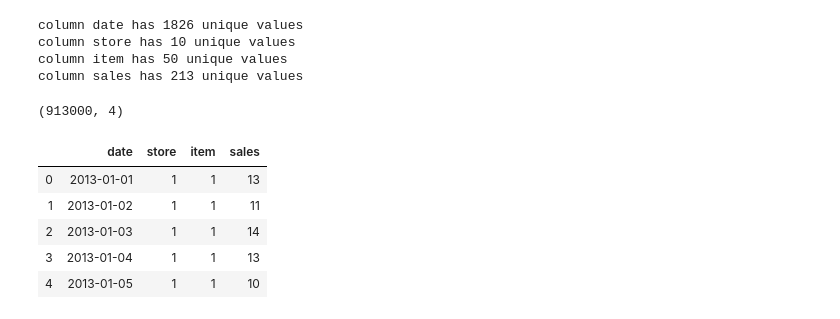
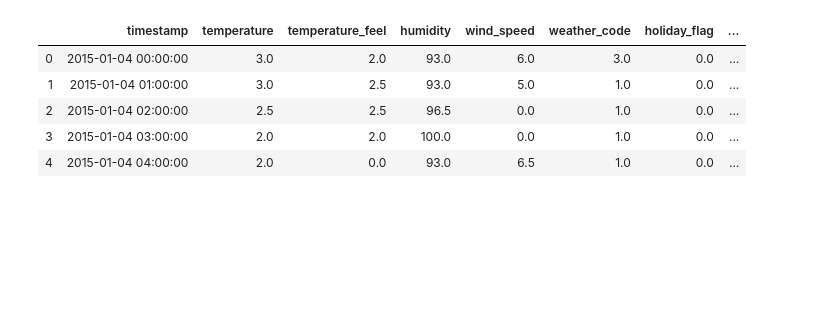
Before and after one commit to gitjoethomas/tfl_time_series_forecasting, a Jupyter notebook: modeler.ipynb, the cells around one changed output. Saved outputs shown, nothing was run; the diff lists cells and outputs as text; code cells hidden in the pictures; blank space fills up the shorter version.

```diff
--- a/modeler.ipynb
+++ b/modeler.ipynb
@@ -10,12 +12,0 @@ df = pd.read_csv('train.csv', parse_dates = ['date'])
-# %%
-for column in df.columns:
-    print(f"column {column} has {df[column].nunique()} unique values")
-# %% [output]
-column date has 1826 unique values
-column store has 10 unique values
-column item has 50 unique values
-column sales has 213 unique values
-# %%
-df.shape # every item is sold every day in every store. 10*50*1826 = 913,000
-# %% [output]
-(913000, 4)
@@ -24,9 +13,15 @@ df = df.set_index('date')
+# %%
+train_x = pd.read_csv("train_x.csv", parse_dates = ['timestamp'])
+train_y = pd.read_csv("train_y.csv")
+
+test_x = pd.read_csv("test_x.csv", parse_dates = ['timestamp'])
+test_y = pd.read_csv("test_y.csv")
 # %%
-df.head()
+train_x.head()
 # %% [output]
-|  | date | store | item | sales |
-| 0 | 2013-01-01 | 1 | 1 | 13 |
-| 1 | 2013-01-02 | 1 | 1 | 11 |
-| 2 | 2013-01-03 | 1 | 1 | 14 |
-| 3 | 2013-01-04 | 1 | 1 | 13 |
-| 4 | 2013-01-05 | 1 | 1 | 10 |
+|  | timestamp | temperature | temperature_feel | humidity | wind_speed | weather_code | holiday_flag | ... |
+| 0 | 2015-01-04 00:00:00 | 3.0 | 2.0 | 93.0 | 6.0 | 3.0 | 0.0 | ... |
+| 1 | 2015-01-04 01:00:00 | 3.0 | 2.5 | 93.0 | 5.0 | 1.0 | 0.0 | ... |
+| 2 | 2015-01-04 02:00:00 | 2.5 | 2.5 | 96.5 | 0.0 | 1.0 | 0.0 | ... |
+| 3 | 2015-01-04 03:00:00 | 2.0 | 2.0 | 100.0 | 0.0 | 1.0 | 0.0 | ... |
+| 4 | 2015-01-04 04:00:00 | 2.0 | 0.0 | 93.0 | 6.5 | 1.0 | 0.0 | ... |
```
Also changed, not shown: parts of 20 cells of this notebook, 5 other files.
